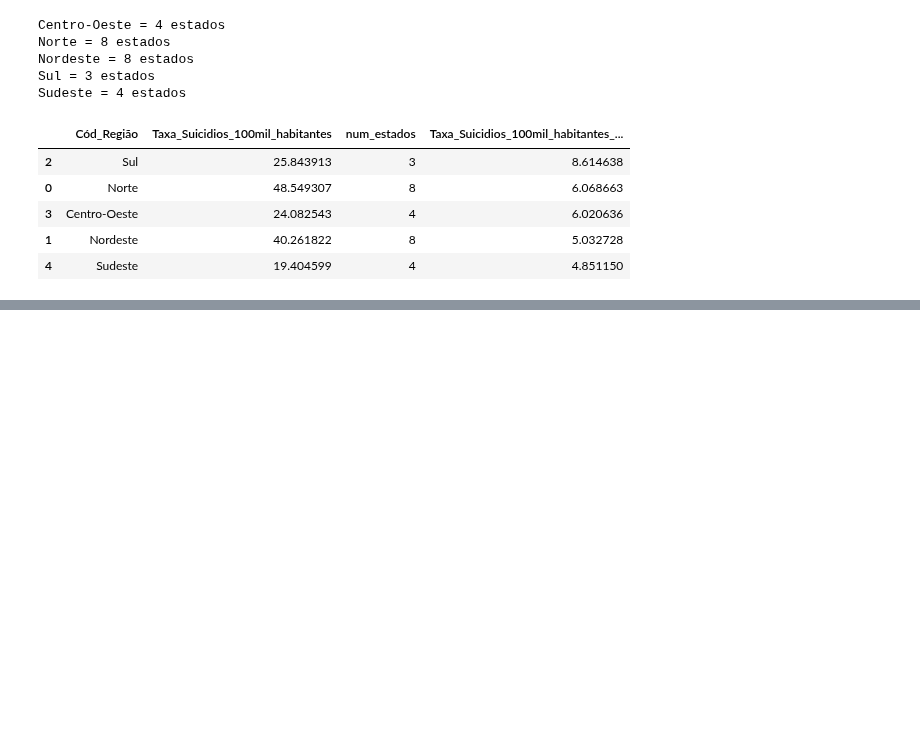
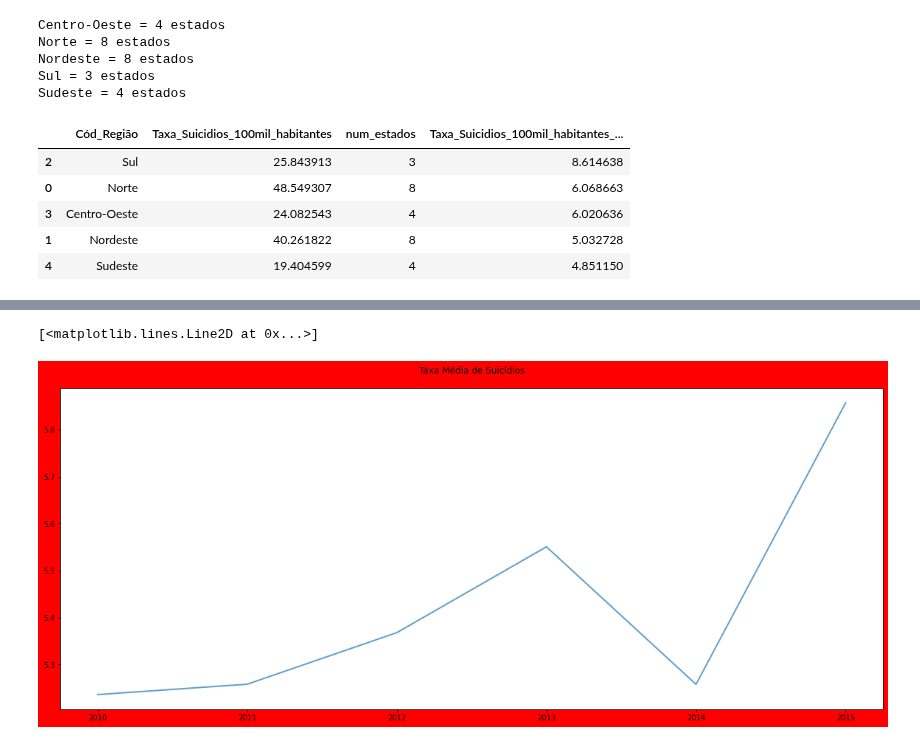
Before and after one commit to Pugianf/Big_Data_and_Public_Sector_I, a Jupyter notebook: Trabalho_Final_Big_Data_e_Setor_Público_I_População,_Demografia_e_Mercado_de_Trabalho.ipynb, the cells around one changed output, grey strips where cells are left out. Saved outputs shown, nothing was run; the diff lists cells and outputs as text; code cells hidden in the pictures; blank space fills up the shorter version.

```diff
--- a/Trabalho_Final_Big_Data_e_Setor_Público_I_População,_Demografia_e_Mercado_de_Trabalho.ipynb
+++ b/Trabalho_Final_Big_Data_e_Setor_Público_I_População,_Demografia_e_Mercado_de_Trabalho.ipynb
@@ -153,0 +151,6 @@ suicidio_estados.groupby('Ano').sum()['Taxa_Suicidios_100mil_habitantes'].div(27
+# %%
+# Taxa média nacional de suicidios por 100 mil habitantes
+
+media_nacional_suicidio = suicidio_estados.groupby('Ano').sum()['Taxa_Suicidios_100mil_habitantes'].div(27).reset_index()
+
+media_nacional_suicidio
@@ -153,0 +165,11 @@ suicidio_estados.groupby('Ano').sum()['Taxa_Suicidios_100mil_habitantes'].div(27
+# %%
+figure = plt.figure(figsize=(20, 8))
+
+figure.set_facecolor("red")
+
+plt.title('Taxa Média de Suicídios', pad=20)
+
+plt.plot(media_nacional_suicidio.set_index('Ano'), linewidth=2.0, alpha=0.7)
+# %% [output]
+[<matplotlib.lines.Line2D at 0x...>]
+[figure, added]
```
Also changed, not shown: parts of 3 cells of this notebook.
